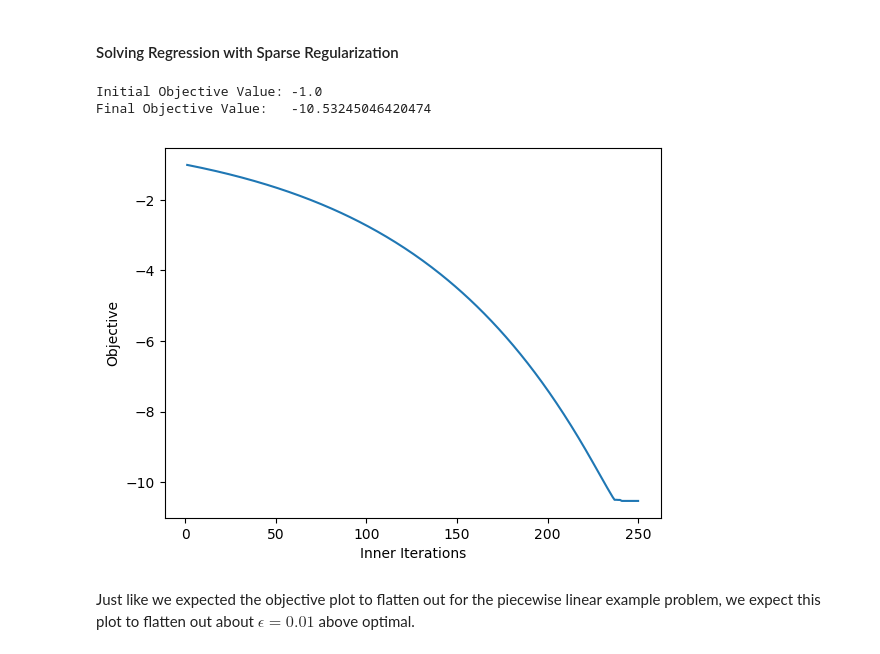
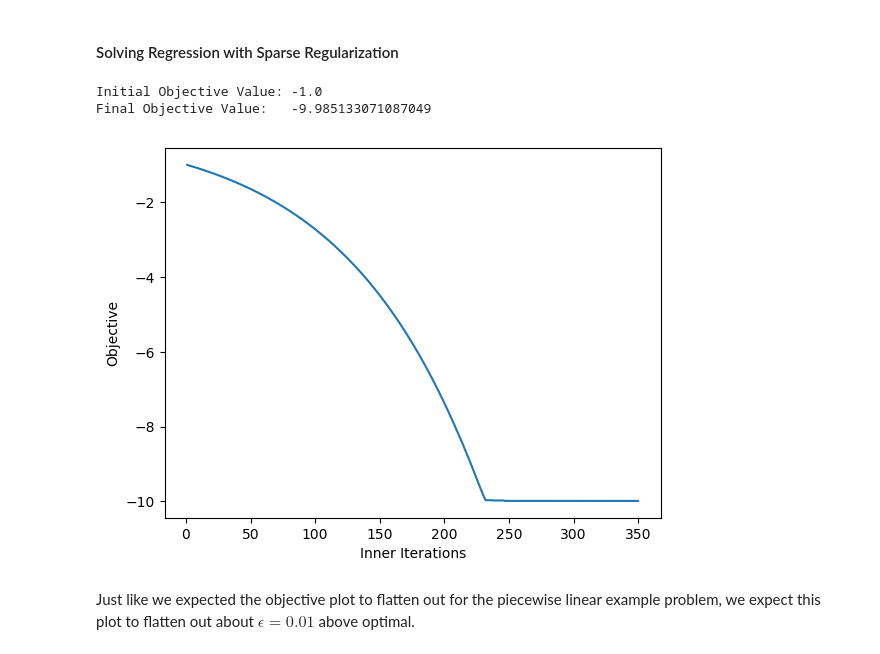
Before and after one commit to bgrimmer/Radial-Subgradient-Method, a Jupyter notebook: Interactive-Radial-Subgradient-Method.ipynb, the cells around one changed output. Saved outputs shown, nothing was run; the diff lists cells and outputs as text; code cells hidden in the pictures.

```diff
--- a/Interactive-Radial-Subgradient-Method.ipynb
+++ b/Interactive-Radial-Subgradient-Method.ipynb
@@ -87,10 +89,10 @@ function radialReformulation(f, z)
             low = high
             high = high*2
         end
-        if high >= 2^32 return Inf end
+        if high >= 2^32 return 0 end
 
         #Do a binary search between high and low
-        while high-low > 10.0^-6
+        while high-low > 10.0^-9
             mid = (high+low)/2
             if f(x/mid) < z/mid
                 high = mid
@@ -98,7 +100,7 @@ function radialReformulation(f, z)
                 low = mid
             end
         end
-        if low == 0.0 return 0.0 end #Values less than 10^-6 will be considered zero
+        if low == 0.0 return Inf end #Values less than 10^-6 will be considered zero
         return high
     end
     return gammaZ
@@ -351,21 +375,21 @@ We remark that the fact that this plot having large flat regions is to be expect
 # %% [markdown]
 #### Solving Regression with Sparse Regularization ####
 # %%
-sol = RadialSubgradientMethod(obj_RegressionWithSparseRegularizer, subgrad_RegressionWithSparseRegularizer, n2, 250)
+sol = RadialSubgradientMethod(obj_RegressionWithSparseRegularizer, subgrad_RegressionWithSparseRegularizer, n2, 350)
 
 println("Initial Objective Value: ",obj_RegressionWithSparseRegularizer(zeros(n2)))
 println("Final Objective Value:   ",obj_RegressionWithSparseRegularizer(sol));
 # %% [output]
 Initial Objective Value: -1.0
-Final Objective Value:   -10.53245046420474
+Final Objective Value:   -9.985133071087049
 # %%
-sol, obj = RadialSubgradientMethod_objectiveTracking(obj_RegressionWithSparseRegularizer, subgrad_RegressionWithSparseRegularizer, n2, 250)
+sol, obj = RadialSubgradientMethod_objectiveTracking(obj_RegressionWithSparseRegularizer, subgrad_RegressionWithSparseRegularizer, n2, 350)
 
-plot(1:250, obj)
+plot(1:350, obj)
 xlabel("Inner Iterations")
 ylabel("Objective");
 # %% [output]
-[figure, old version]
+[figure, new version]
 # %% [markdown]
 Just like we expected the objective plot to flatten out for the piecewise linear example problem, we expect this plot to flatten out about $\epsilon=0.01$ above optimal.
 # %% [markdown]
```
Also changed, not shown: parts of 26 cells of this notebook.
